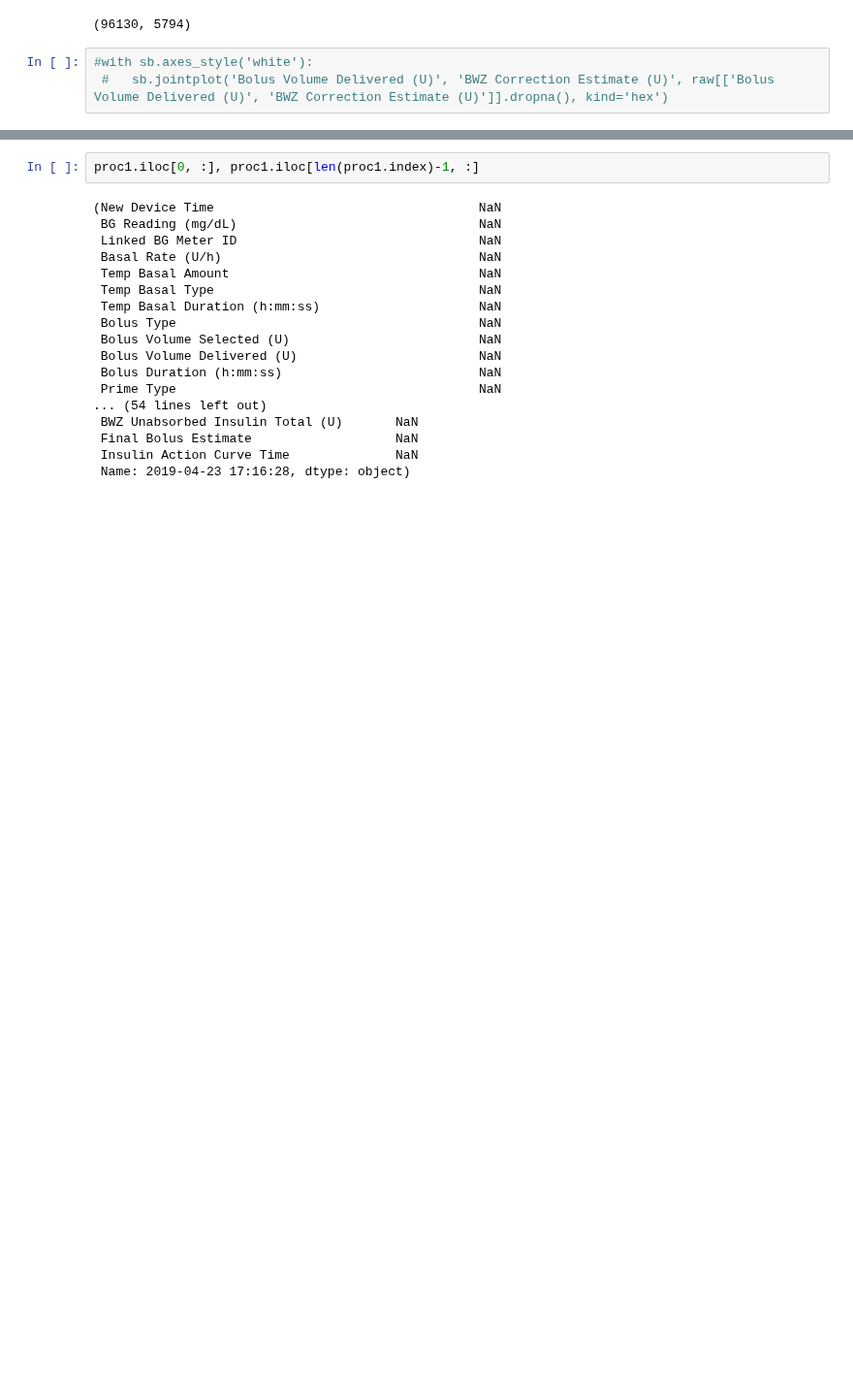
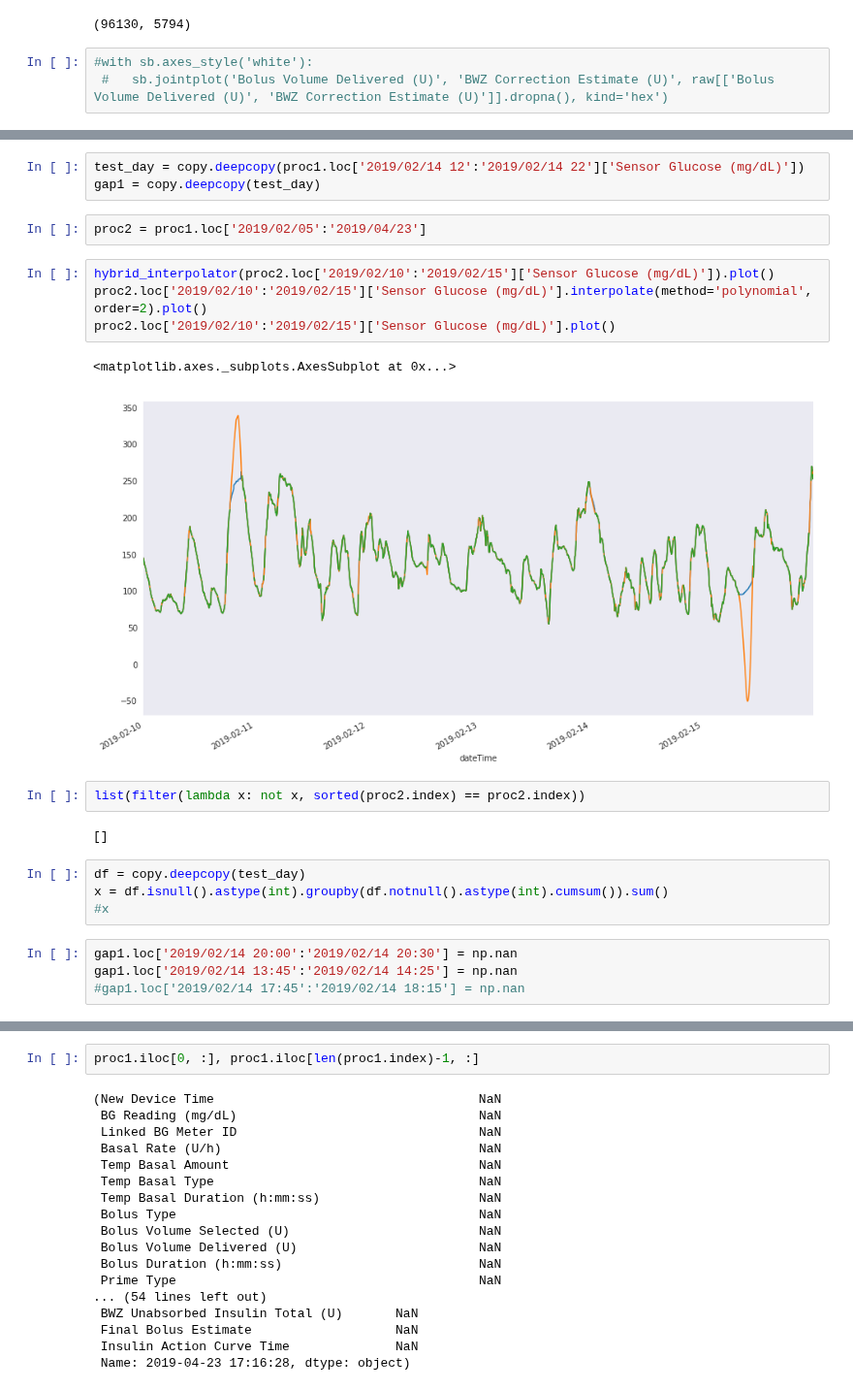
Before and after one commit to gmagannaDevelop/DiabManager, a Jupyter notebook: Carelink.ipynb, the cells around one changed output, grey strips where cells are left out. Shown at 97% size. Saved outputs shown, nothing was run; the diff lists cells and outputs as text; blank space fills up the shorter version.

```diff
--- a/Carelink.ipynb
+++ b/Carelink.ipynb
@@ -317,0 +338,24 @@ plt.legend(['Basal', 'Linear', 'Slinear', 'Quadratic', 'Cubic', 'spline', 'hybri
+# %%
+test_day = copy.deepcopy(proc1.loc['2019/02/14 12':'2019/02/14 22']['Sensor Glucose (mg/dL)'])
+gap1 = copy.deepcopy(test_day)
+# %%
+proc2 = proc1.loc['2019/02/05':'2019/04/23']
+# %%
+hybrid_interpolator(proc2.loc['2019/02/10':'2019/02/15']['Sensor Glucose (mg/dL)']).plot()
+proc2.loc['2019/02/10':'2019/02/15']['Sensor Glucose (mg/dL)'].interpolate(method='polynomial', order=2).plot()
+proc2.loc['2019/02/10':'2019/02/15']['Sensor Glucose (mg/dL)'].plot()
+# %% [output]
+<matplotlib.axes._subplots.AxesSubplot at 0x...>
+[figure, added]
+# %%
+list(filter(lambda x: not x, sorted(proc2.index) == proc2.index))
+# %% [output]
+[]
+# %%
+df = copy.deepcopy(test_day)
+x = df.isnull().astype(int).groupby(df.notnull().astype(int).cumsum()).sum()
+#x
+# %%
+gap1.loc['2019/02/14 20:00':'2019/02/14 20:30'] = np.nan
+gap1.loc['2019/02/14 13:45':'2019/02/14 14:25'] = np.nan
+#gap1.loc['2019/02/14 17:45':'2019/02/14 18:15'] = np.nan
```
Also changed, not shown: parts of 15 cells of this notebook, 1 other file.
